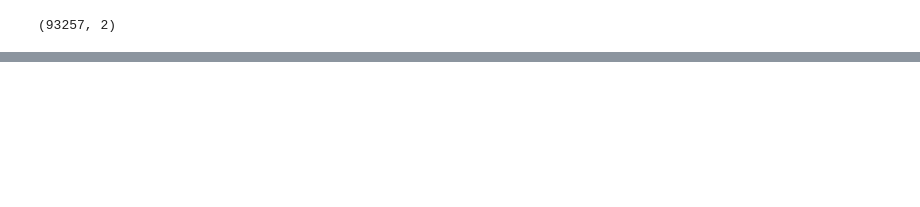
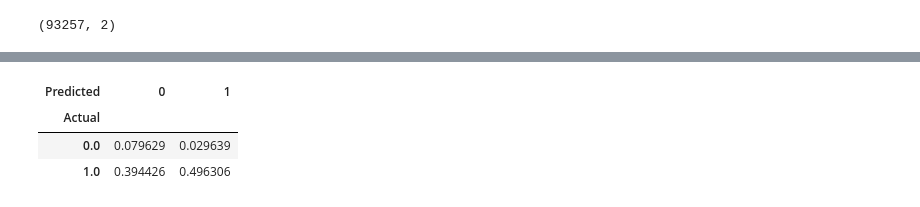
Before and after one commit to vinifranco48/credit_risk, a Jupyter notebook: notebooks/modelling_PD.ipynb, the cells around one changed output, grey strips where cells are left out. Saved outputs shown, nothing was run; the diff lists cells and outputs as text; code cells hidden in the pictures; blank space fills up the shorter version.

```diff
--- a/notebooks/modelling_PD.ipynb
+++ b/notebooks/modelling_PD.ipynb
@@ -859,0 +875,7 @@ AttributeError: 'Index' object has no attribute 'head'
+# %%
+pd.crosstab(df_actual_predict_proba['target_test'], df_actual_predict_proba['y_hat_test'], rownames=['Actual'], colnames=['Predicted']) / df_actual_predict_proba.shape[0]
+# %% [output]
+| Predicted | 0 | 1 |
+| Actual |  |  |
+| 0.0 | 0.079629 | 0.029639 |
+| 1.0 | 0.394426 | 0.496306 |
```
Also changed, not shown: parts of 8 cells of this notebook.
